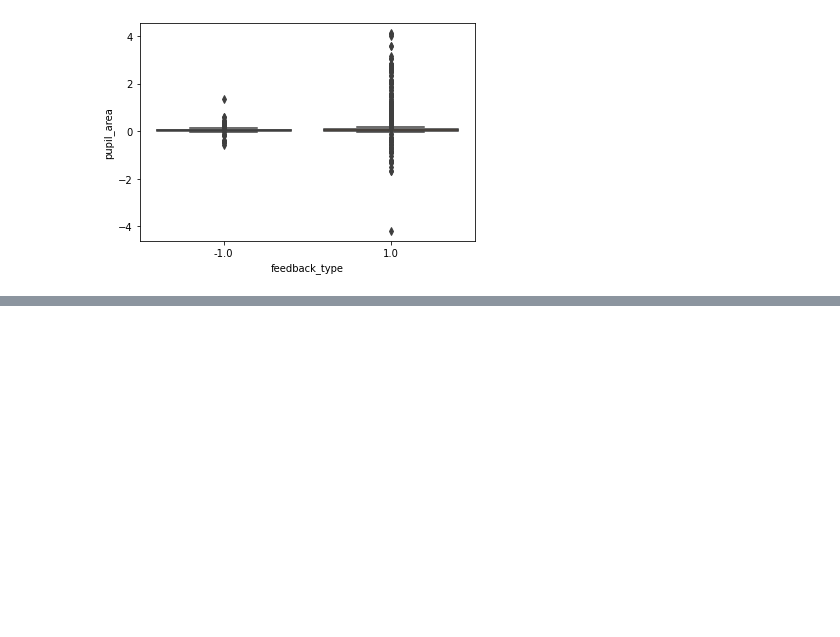
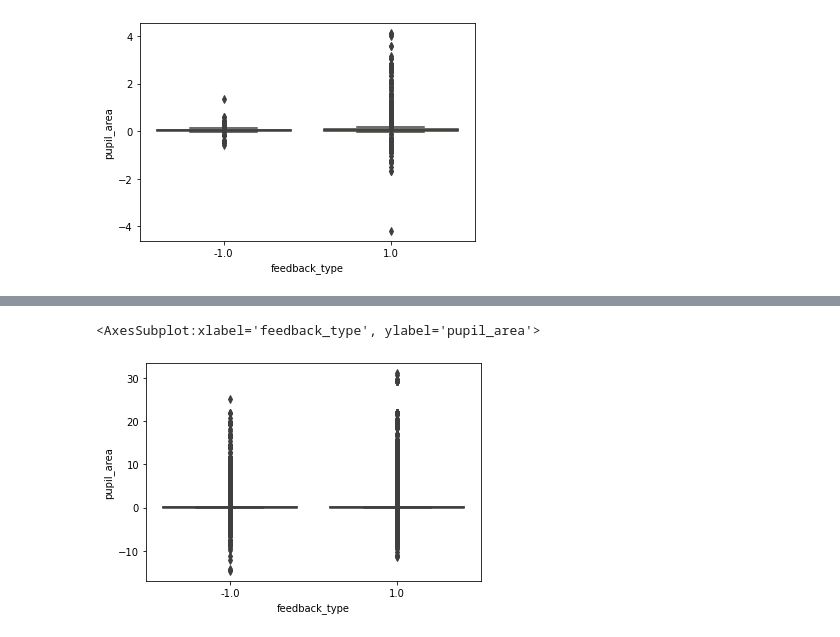
Before and after one commit to ibehave-ibots/bootcamp2023, a Jupyter notebook: round2/day2_session1.ipynb, the cells around one changed output, grey strips where cells are left out. Drawn from its saved outputs; the diff is of its cells as text; code cells hidden in the pictures; blank space fills up the shorter version.

```diff
--- a/round2/day2_session1.ipynb
+++ b/round2/day2_session1.ipynb
@@ -214,7 +194,7 @@ sns.boxplot(data=r2, x="feedback_type", y="pupil_area")
 # %%
 import glob
 filenames = glob.glob("data/*.nc")
-data_list = []
+datalist = []
 for filename in filenames:
     temp = xr.load_dataset(filename)
-    data_list.append(temp[["feedback_type", "pupil_area"]].to_dataframe().reset_index())
+    datalist.append(temp[["feedback_type", "pupil_area"]].to_dataframe().reset_index())
@@ -240,0 +223,3 @@ data_list
+# %%
+df_allmice = pd.concat(datalist, axis=0, ignore_index=True)
+df_allmice
@@ -240,0 +256,5 @@ data_list
+# %%
+sns.boxplot(data=df_allmice, x="feedback_type", y="pupil_area")
+# %% [output]
+<AxesSubplot:xlabel='feedback_type', ylabel='pupil_area'>
+[figure, added]
```
Also changed, not shown: parts of 6 cells of this notebook.
